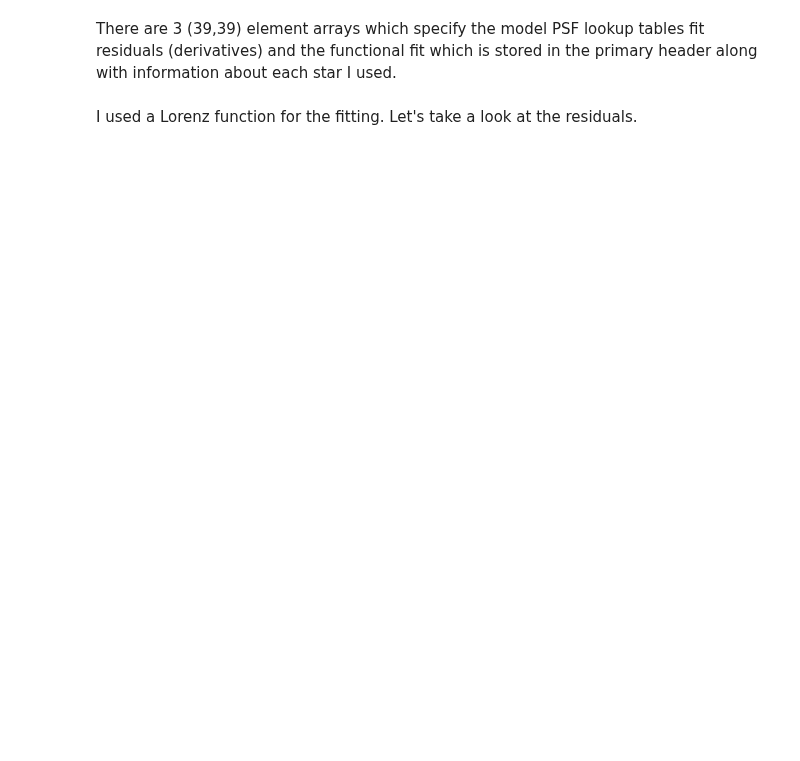
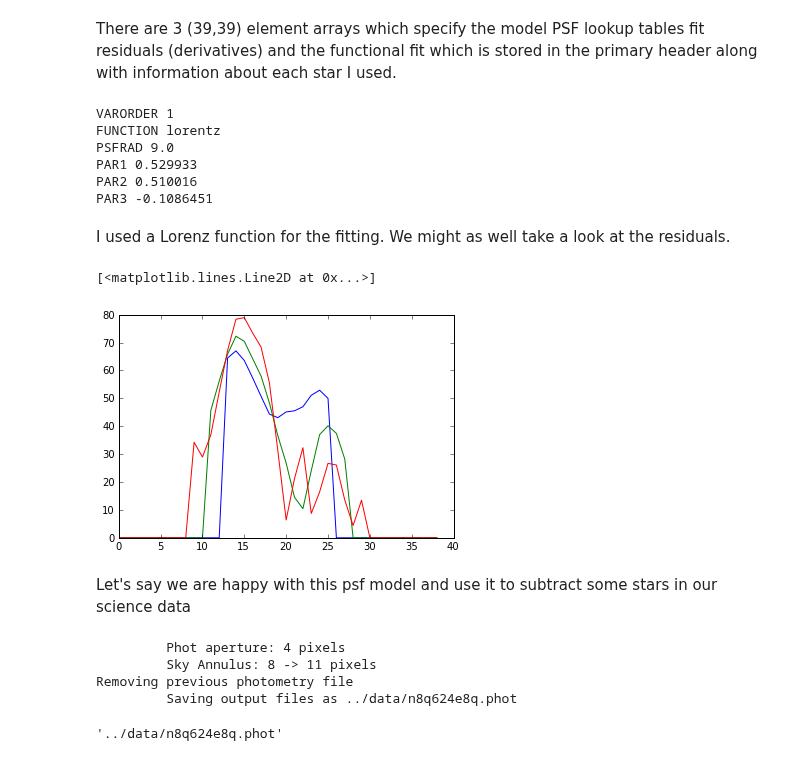
Before and after one commit to spacetelescope/scientific-python-training-2012, a Jupyter notebook: lecture_notebooks/Session4_phot_2.ipynb, the cells around one changed output. Saved outputs shown, nothing was run; the diff lists cells and outputs as text; code cells hidden in the pictures; blank space fills up the shorter version.

```diff
--- a/lecture_notebooks/Session4_phot_2.ipynb
+++ b/lecture_notebooks/Session4_phot_2.ipynb
@@ -555,17 +647,37 @@ drizzled.info()  # Like catfits
 # %% [markdown]
 There are 3 (39,39) element arrays which specify the model PSF lookup tables fit residuals (derivatives) and the functional fit which is stored in the primary header along with information about each star I used.
 # %%
+#these are the parameters which I ended up using
 drz_hdr = drizzled[0].header
 drz_dat = drizzled[0].data
 
 keys = ['VARORDER', 'FUNCTION', 'PSFRAD', 'PAR1', 'PAR2', 'PAR3']
 for item in keys:
-    print item, drz_hdr[item]
-
-print "\nExample of residuals:\n", drz_dat[0,0]
+    print(item,drz_hdr[item])
+# %% [output]
+VARORDER 1
+FUNCTION lorentz
+PSFRAD 9.0
+PAR1 0.529933
+PAR2 0.510016
+PAR3 -0.1086451
 # %% [markdown]
-I used a Lorenz function for the fitting. Let's take a look at the residuals.
+I used a Lorenz function for the fitting. We might as well take a look at the residuals.
 # %%
-plt.plot(np.abs(drz_dat[0][0]),
-         np.abs(drz_dat[0][1]),
-         np.abs(drz_dat[0][2]))
+plt.plot(np.abs(drz_dat[0][0]))
+plt.plot(np.abs(drz_dat[0][1]))
+plt.plot(np.abs(drz_dat[0][2]))
+# %% [output]
+[<matplotlib.lines.Line2D at 0x...>]
+[figure, added]
+# %% [markdown]
+Let's say we are happy with this psf model and use it to subtract some stars in our science data
+# %%
+#lets rerun photometry on our finalized list of stars
+aperphot.do_phot('../data/n8q624e8q_cal.fits','../data/new_coords.dat',aper=4,sky_annulus=8,width_sky=3)
+# %% [output]
+         Phot aperture: 4 pixels
+         Sky Annulus: 8 -> 11 pixels
+Removing previous photometry file
+         Saving output files as ../data/n8q624e8q.phot
+'../data/n8q624e8q.phot'
```
Also changed, not shown: parts of 34 cells of this notebook.
